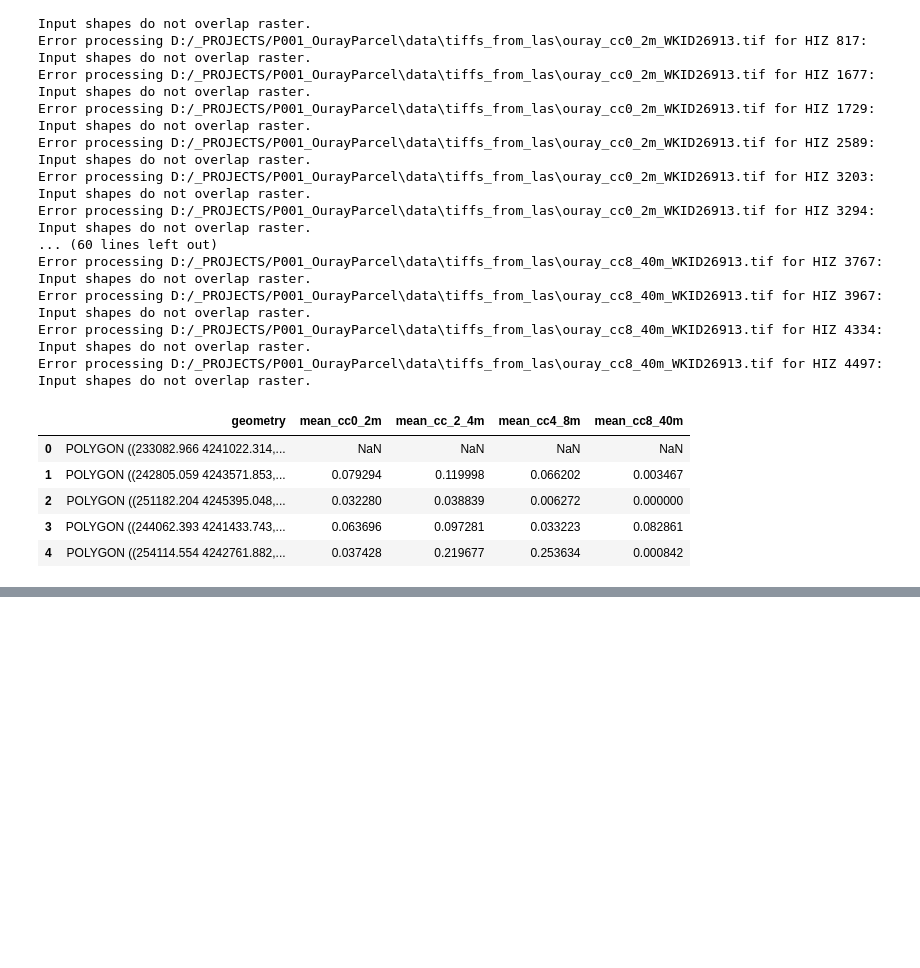
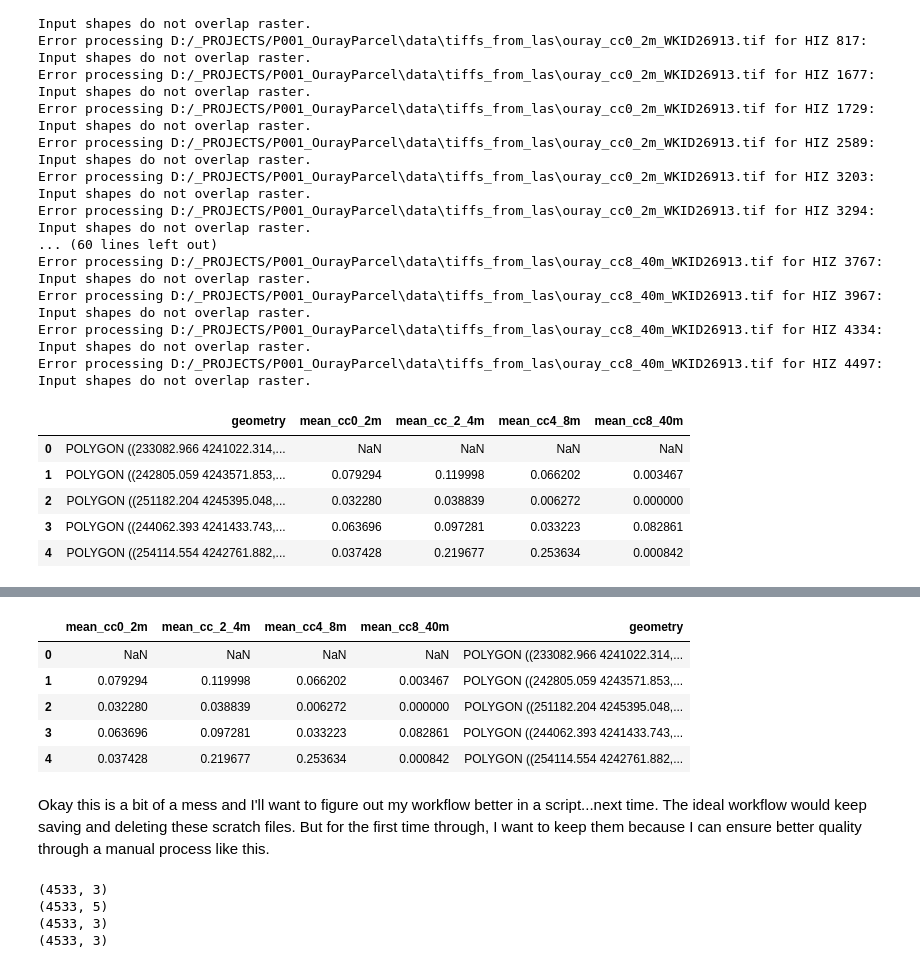
Before and after one commit to bryceayoung/ouray, a Jupyter notebook: workflows/hiz/ouray_hiz.ipynb, the cells around one changed output, grey strips where cells are left out. Drawn from its saved outputs; the diff is of its cells as text; code cells hidden in the pictures; blank space fills up the shorter version.

```diff
--- a/workflows/hiz/ouray_hiz.ipynb
+++ b/workflows/hiz/ouray_hiz.ipynb
@@ -208,0 +251,22 @@ Error processing D:/_PROJECTS/P001_OurayParcel\data\tiffs_from_las\ouray_cc8_40m
+# %%
+hiz.head()
+# %% [output]
+|  | mean_cc0_2m | mean_cc_2_4m | mean_cc4_8m | mean_cc8_40m | geometry |
+| 0 | NaN | NaN | NaN | NaN | POLYGON ((233082.966 4241022.314,... |
+| 1 | 0.079294 | 0.119998 | 0.066202 | 0.003467 | POLYGON ((242805.059 4243571.853,... |
+| 2 | 0.032280 | 0.038839 | 0.006272 | 0.000000 | POLYGON ((251182.204 4245395.048,... |
+| 3 | 0.063696 | 0.097281 | 0.033223 | 0.082861 | POLYGON ((244062.393 4241433.743,... |
+| 4 | 0.037428 | 0.219677 | 0.253634 | 0.000842 | POLYGON ((254114.554 4242761.882,... |
+# %% [markdown]
+Okay this is a bit of a mess and I'll want to figure out my workflow better in a script...next time. The ideal workflow would keep saving and deleting these scratch files. But for the first time through, I want to keep them because I can ensure better quality through a manual process like this.
+# %%
+# Ensure identical number of observations
+print(df.shape)
+print(hiz.shape)
+print(mbf1.shape)
+print(mbf2.shape)
+# %% [output]
+(4533, 3)
+(4533, 5)
+(4533, 3)
+(4533, 3)
```
Also changed, not shown: parts of 23 cells of this notebook.
